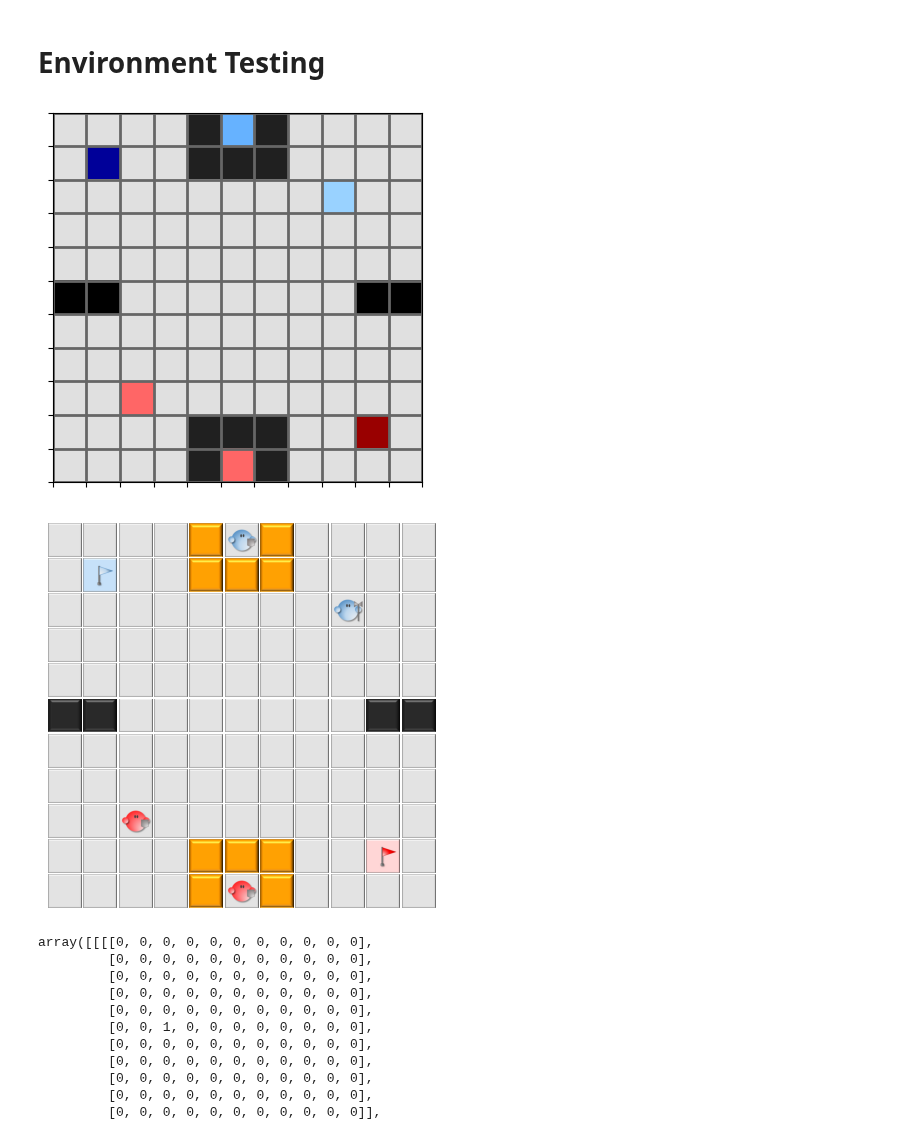
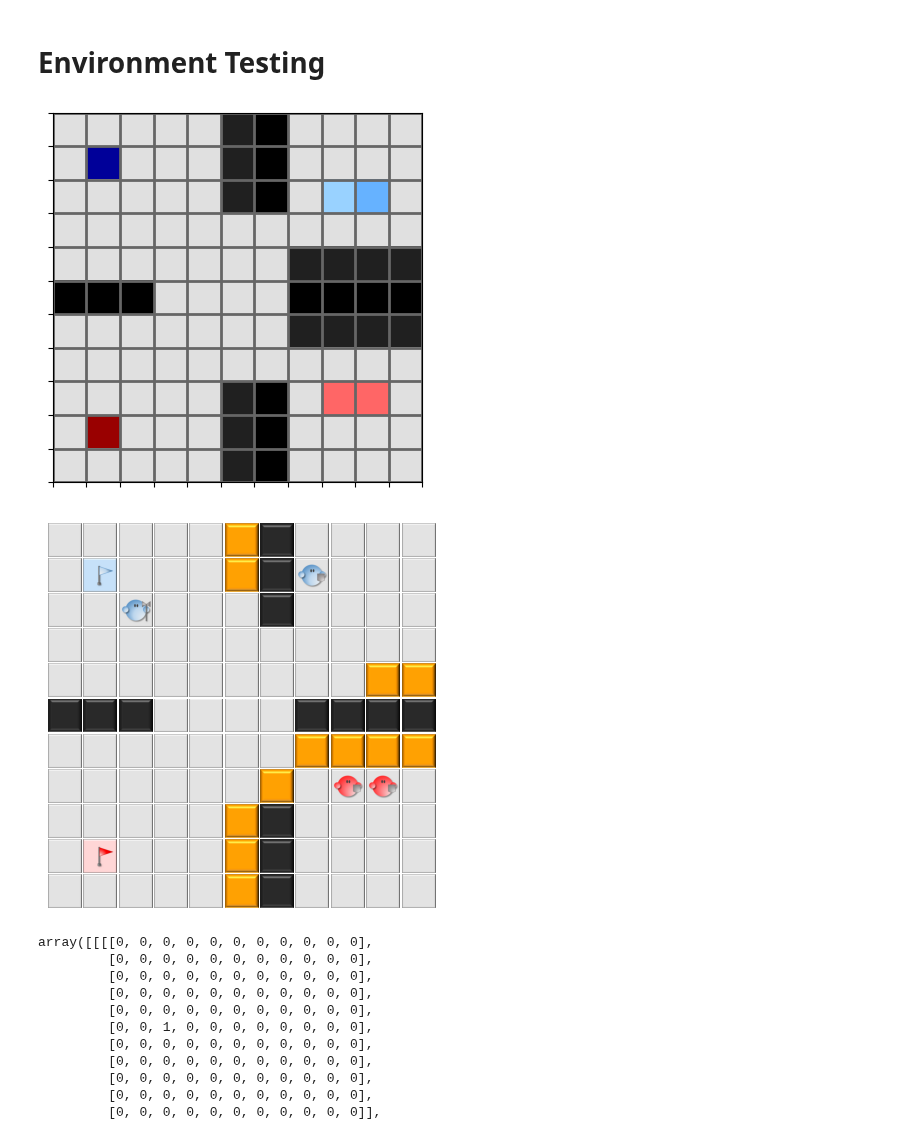
Before and after one commit to g-nightingale/marl-ctf-development, a Jupyter notebook: mvp_environment/env_testing.ipynb, the cells around one changed output. Saved outputs shown, nothing was run; the diff lists cells and outputs as text; code cells hidden in the pictures.

```diff
--- a/mvp_environment/env_testing.ipynb
+++ b/mvp_environment/env_testing.ipynb
@@ -9,29 +9,29 @@ from utils import get_agents, create_gif, create_plots, duel, TrainingConfig
 # %%
 # create env
 config = {
             'AGENT_CONFIG':{
                 0: {'team':0, 'type':3},
                 1: {'team':1, 'type':0},
                 2: {'team':0, 'type':0},
                 3: {'team':1, 'type':0},
                 # 4: {'team':0, 'type':0},
                 # 5: {'team':1, 'type':0},
             },
-            'SCENARIO': scn.jailbreak,
+            'SCENARIO': scn.one_way_out,
             'GAME_STEPS': 256,
             'USE_ADJUSTED_REWARDS': False,
             'HOME_FLAG_CAPTURE': True,
             'MAP_SYMMETRY_CHECK': False
         }
 env = GridworldCtf(**config)
 env.reset()
 env.render()
 # %% [output]
-[figure, old version]
+[figure, new version]
 # %%
 env.render_image(plot_image=True)
 # %% [output]
-[figure, old version]
+[figure, new version]
 # %%
 env.standardise_state(1, reverse_grid=True)
 # %% [output]
```
Also changed, not shown: parts of 1 cell of this notebook, 4 other files.
